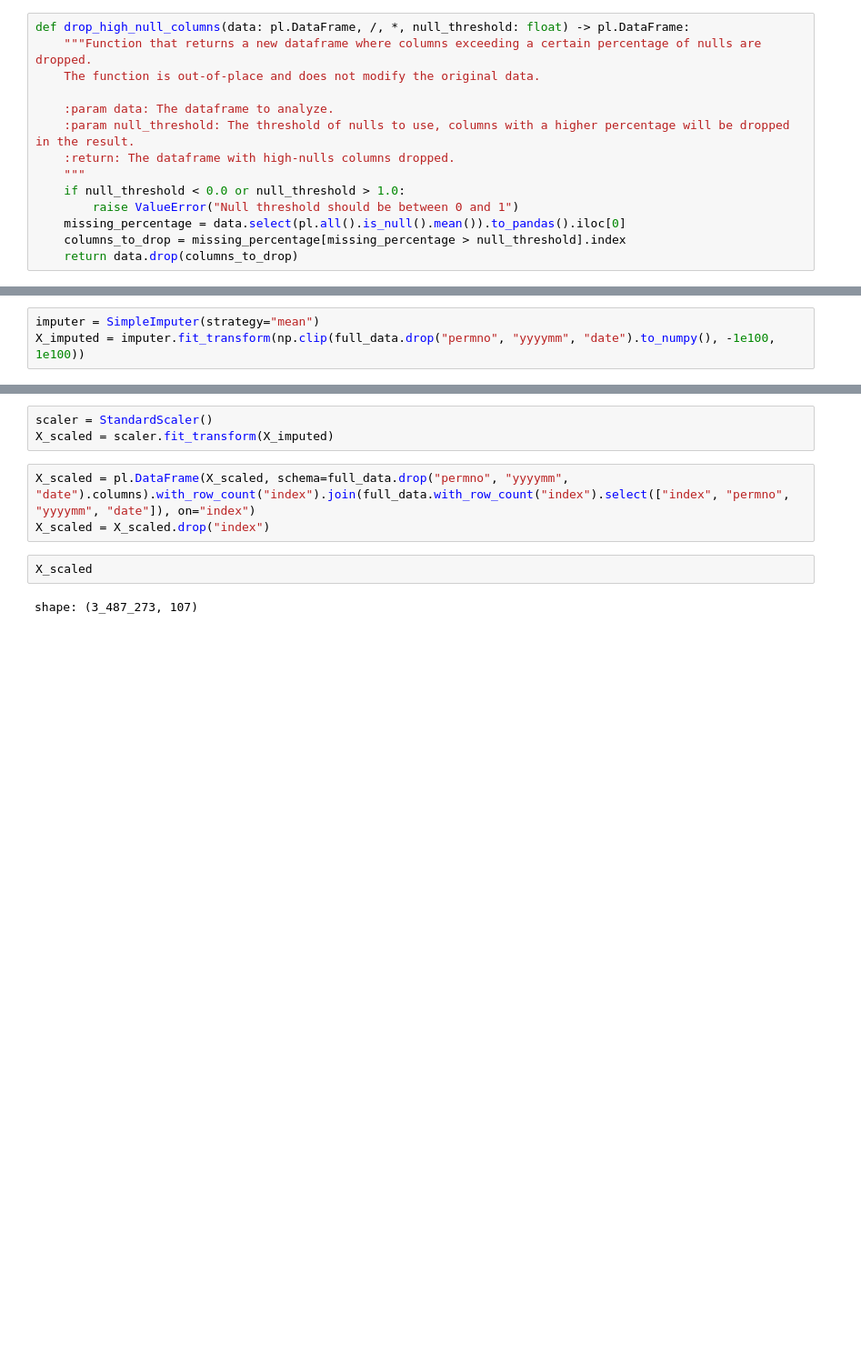
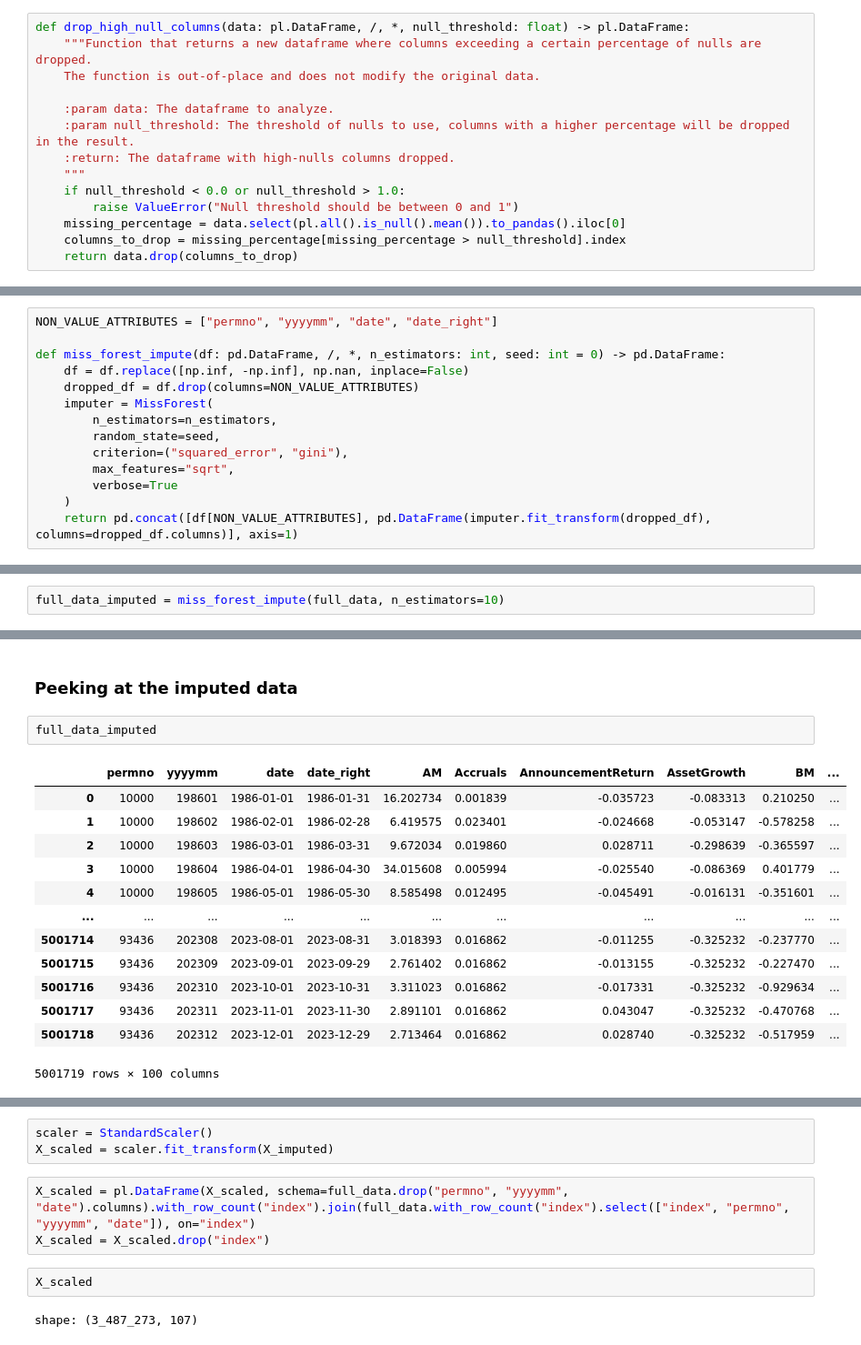
Before and after one commit to NicolasAlmerge/FIN407FinalProject, a Jupyter notebook: Predictors.ipynb, the cells around one changed output, grey strips where cells are left out. Shown: that part at 91% size. Cells and saved outputs as stored; diff of their text form; blank space fills up the shorter version.

```diff
--- a/Predictors.ipynb
+++ b/Predictors.ipynb
@@ -559,3 +213,0 @@ data_imputed.write_csv(get_data_file_path("imputed_bf_xs_dataset.csv"))
-# %%
-imputer = SimpleImputer(strategy="mean")
-X_imputed = imputer.fit_transform(np.clip(full_data.drop("permno", "yyyymm", "date").to_numpy(), -1e100, 1e100))
@@ -561,0 +274,14 @@ X_imputed = imputer.fit_transform(np.clip(full_data.drop("permno", "yyyymm", "da
+# %%
+NON_VALUE_ATTRIBUTES = ["permno", "yyyymm", "date", "date_right"]
+
+def miss_forest_impute(df: pd.DataFrame, /, *, n_estimators: int, seed: int = 0) -> pd.DataFrame:
+    df = df.replace([np.inf, -np.inf], np.nan, inplace=False)
+    dropped_df = df.drop(columns=NON_VALUE_ATTRIBUTES)
+    imputer = MissForest(
+        n_estimators=n_estimators,
+        random_state=seed,
+        criterion=("squared_error", "gini"),
+        max_features="sqrt",
+        verbose=True
+    )
+    return pd.concat([df[NON_VALUE_ATTRIBUTES], pd.DataFrame(imputer.fit_transform(dropped_df), columns=dropped_df.columns)], axis=1)
@@ -561,0 +294,2 @@ X_imputed = imputer.fit_transform(np.clip(full_data.drop("permno", "yyyymm", "da
+# %%
+full_data_imputed = miss_forest_impute(full_data, n_estimators=10)
@@ -561,0 +333,18 @@ X_imputed = imputer.fit_transform(np.clip(full_data.drop("permno", "yyyymm", "da
+# %% [markdown]
+### Peeking at the imputed data
+# %%
+full_data_imputed
+# %% [output]
+|  | permno | yyyymm | date | date_right | AM | Accruals | AnnouncementReturn | AssetGrowth | BM | ... |
+| 0 | 10000 | 198601 | 1986-01-01 | 1986-01-31 | 16.202734 | 0.001839 | -0.035723 | -0.083313 | 0.210250 | ... |
+| 1 | 10000 | 198602 | 1986-02-01 | 1986-02-28 | 6.419575 | 0.023401 | -0.024668 | -0.053147 | -0.578258 | ... |
+| 2 | 10000 | 198603 | 1986-03-01 | 1986-03-31 | 9.672034 | 0.019860 | 0.028711 | -0.298639 | -0.365597 | ... |
+| 3 | 10000 | 198604 | 1986-04-01 | 1986-04-30 | 34.015608 | 0.005994 | -0.025540 | -0.086369 | 0.401779 | ... |
+| 4 | 10000 | 198605 | 1986-05-01 | 1986-05-30 | 8.585498 | 0.012495 | -0.045491 | -0.016131 | -0.351601 | ... |
+| ... | ... | ... | ... | ... | ... | ... | ... | ... | ... | ... |
+| 5001714 | 93436 | 202308 | 2023-08-01 | 2023-08-31 | 3.018393 | 0.016862 | -0.011255 | -0.325232 | -0.237770 | ... |
+| 5001715 | 93436 | 202309 | 2023-09-01 | 2023-09-29 | 2.761402 | 0.016862 | -0.013155 | -0.325232 | -0.227470 | ... |
+| 5001716 | 93436 | 202310 | 2023-10-01 | 2023-10-31 | 3.311023 | 0.016862 | -0.017331 | -0.325232 | -0.929634 | ... |
+| 5001717 | 93436 | 202311 | 2023-11-01 | 2023-11-30 | 2.891101 | 0.016862 | 0.043047 | -0.325232 | -0.470768 | ... |
+| 5001718 | 93436 | 202312 | 2023-12-01 | 2023-12-29 | 2.713464 | 0.016862 | 0.028740 | -0.325232 | -0.517959 | ... |
+5001719 rows × 100 columns
```
Also changed, not shown: parts of 102 cells of this notebook, 2 other files.
